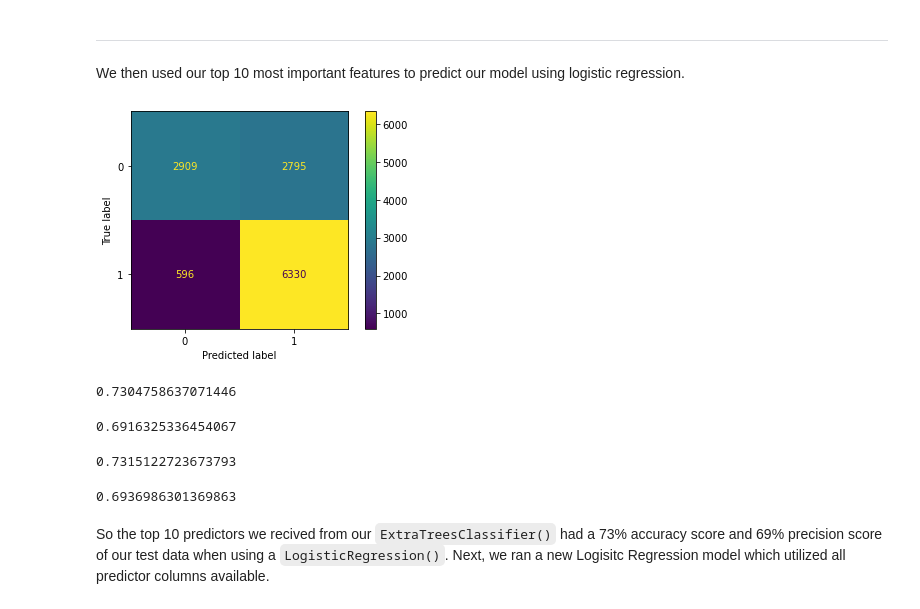
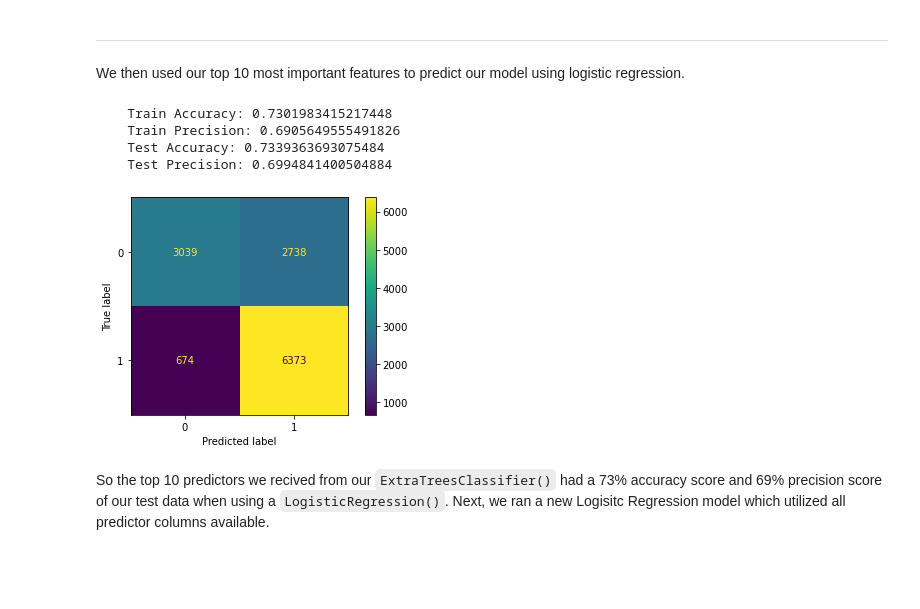
Before and after one commit to njw27/Supervised-ML-For-Tanzanian-Water-Wells, a Jupyter notebook: Group_Notebook.ipynb, the cells around one changed output. Drawn from its saved outputs; the diff is of its cells as text; code cells hidden in the pictures; blank space fills up the shorter version.

```diff
--- a/Group_Notebook.ipynb
+++ b/Group_Notebook.ipynb
@@ -323,8 +325,8 @@ df_importance = df2[importance_col]
 ---
  We then used our top 10 most important features to predict our model using logistic regression.
 # %%
-y_Extra = df_importance.status_group
-X_Extra = df_importance.drop('status_group', axis = 1)
+y_Ext = df_importance.status_group
+X_Ext = df_importance.drop('status_group', axis = 1)
 
-X_train_Extra, X_test_Extra, y_train_Extra, y_test_Extra = train_test_split(X_Extra, y_Extra,
+X_train_Ext, X_test_Ext, y_train_Ext, y_test_Ext = train_test_split(X_Ext, y_Ext,
                                                         test_size = 0.25, random_state = 69)
@@ -349,19 +333,17 @@ log_val_accuracy_Extra = accuracy_score(y_test_Extra, log_val_preds_Extra)
-# %%
-plot_confusion_matrix(logreg_clf_Extra, X_test_clean_Extra, y_test_Extra);
-# %% [output]
-[figure, removed]
-# %%
-display(accuracy_score(y_train_Extra, logreg_train_pred_Extra))
-display(precision_score(y_train_Extra, logreg_train_pred_Extra))
-# %% [output]
-0.7304758637071446
-0.6916325336454067
-# %%
-display(accuracy_score(y_test_Extra, log_val_preds_Extra))
-display(precision_score(y_test_Extra, log_val_preds_Extra))
-# %% [output]
-0.7315122723673793
-0.6936986301369863
+# %%
+X_train_clean_Ext = split_join(X_train_Ext)
+X_test_clean_Ext = split_join(X_test_Ext)
+# %%
+logreg_clf_Ext = LogisticRegression(random_state = 69, max_iter = 1000)
+logreg_model_Ext = logreg_clf_Ext.fit(X_train_clean_Ext, y_train_Ext)
+
+score_maxtrix_printer(logreg_model_Ext, X_train_clean_Ext, y_train_Ext, X_test_clean_Ext, y_test_Ext)
+# %% [output]
+    Train Accuracy: 0.7301983415217448
+    Train Precision: 0.6905649555491826
+    Test Accuracy: 0.7339363693075484
+    Test Precision: 0.6994841400504884
+[figure, added]
 # %% [markdown]
 So the top 10 predictors we recived from our `ExtraTreesClassifier()` had a 73% accuracy score and 69% precision score of our test data when using a `LogisticRegression()`. Next, we ran a new Logisitc Regression model which utilized all predictor columns available.
 # %% [markdown]
```
Also changed, not shown: parts of 64 cells of this notebook.
